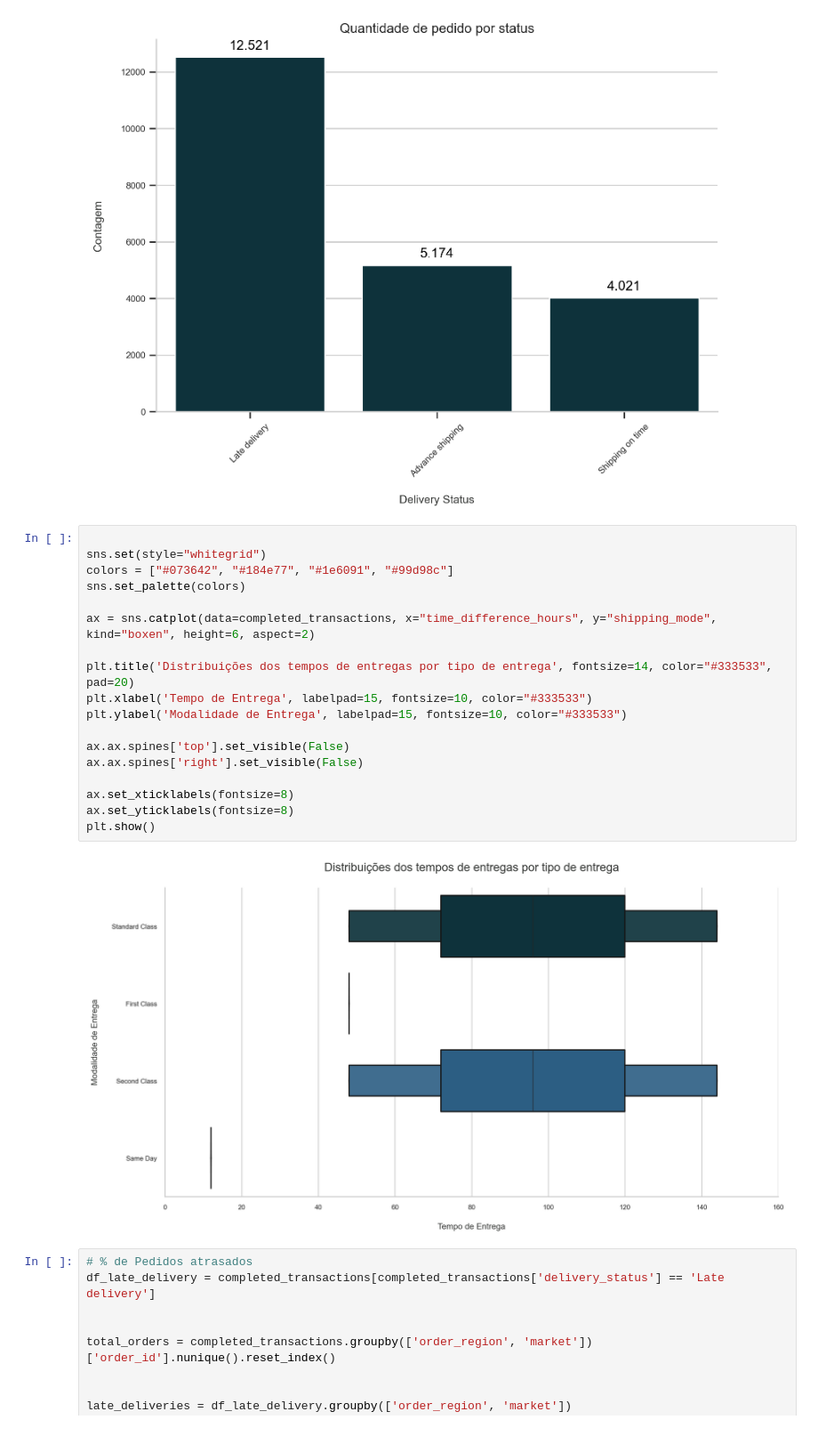
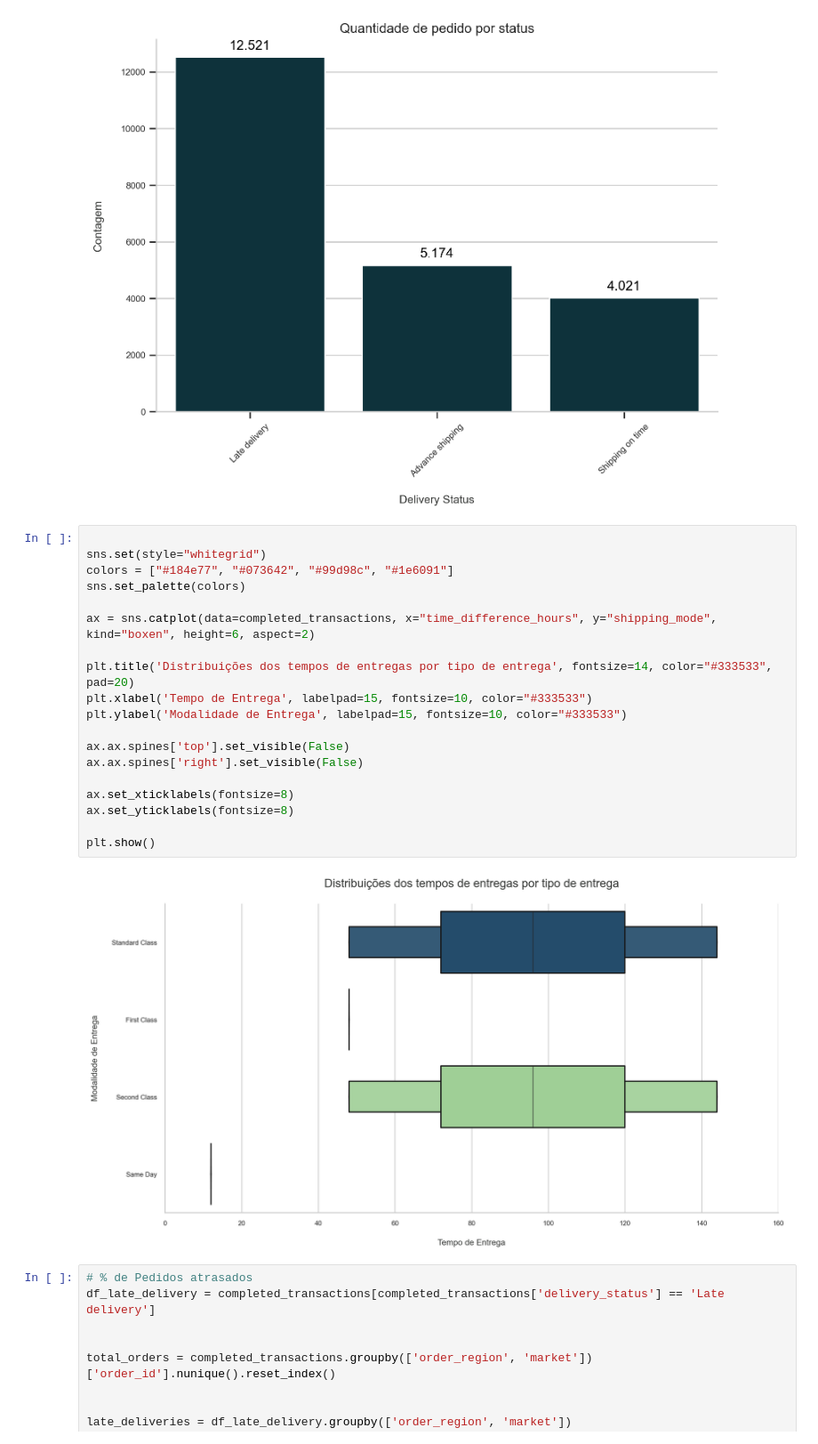
Before and after one commit to cmpbj/supply_chain_EDA, a Jupyter notebook: EDA.ipynb, the cells around one changed output. Shown at 89% size. Cells and saved outputs as stored; diff of their text form.

```diff
--- a/EDA.ipynb
+++ b/EDA.ipynb
@@ -791,23 +793,24 @@ create_bar_plot_from_value_counts(value_counts, title='Quantidade de pedido por
 # %%
 
 sns.set(style="whitegrid")
-colors = ["#073642", "#184e77", "#1e6091", "#99d98c"]
+colors = ["#184e77", "#073642", "#99d98c", "#1e6091"]
 sns.set_palette(colors)
 
 ax = sns.catplot(data=completed_transactions, x="time_difference_hours", y="shipping_mode", kind="boxen", height=6, aspect=2)
 
 plt.title('Distribuições dos tempos de entregas por tipo de entrega', fontsize=14, color="#333533", pad=20)
 plt.xlabel('Tempo de Entrega', labelpad=15, fontsize=10, color="#333533")
 plt.ylabel('Modalidade de Entrega', labelpad=15, fontsize=10, color="#333533")
 
 ax.ax.spines['top'].set_visible(False)
 ax.ax.spines['right'].set_visible(False)
 
 ax.set_xticklabels(fontsize=8)
 ax.set_yticklabels(fontsize=8)
+
 plt.show()
 # %% [output]
-[figure, old version]
+[figure, new version]
 # %%
 # % de Pedidos atrasados
 df_late_delivery = completed_transactions[completed_transactions['delivery_status'] == 'Late delivery']
```
Also changed, not shown: parts of 1 cell of this notebook, 1 other file.
